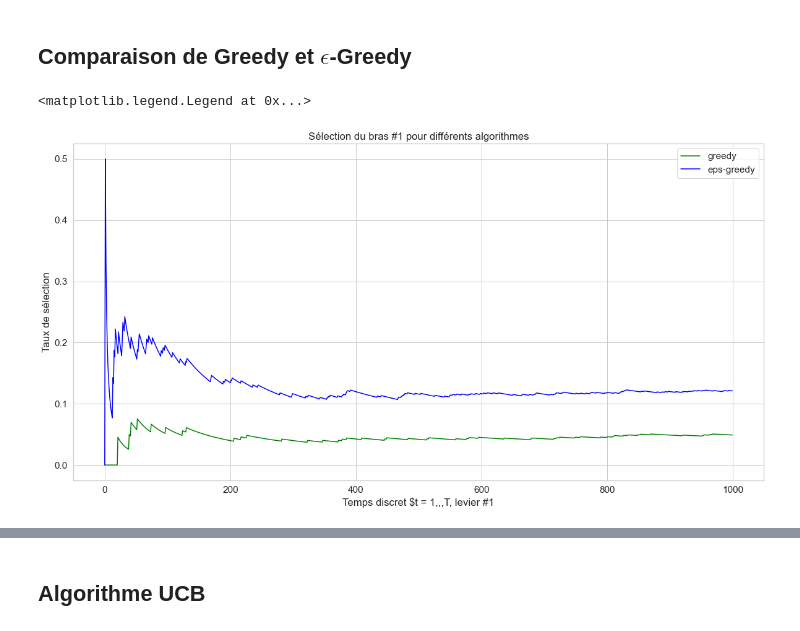
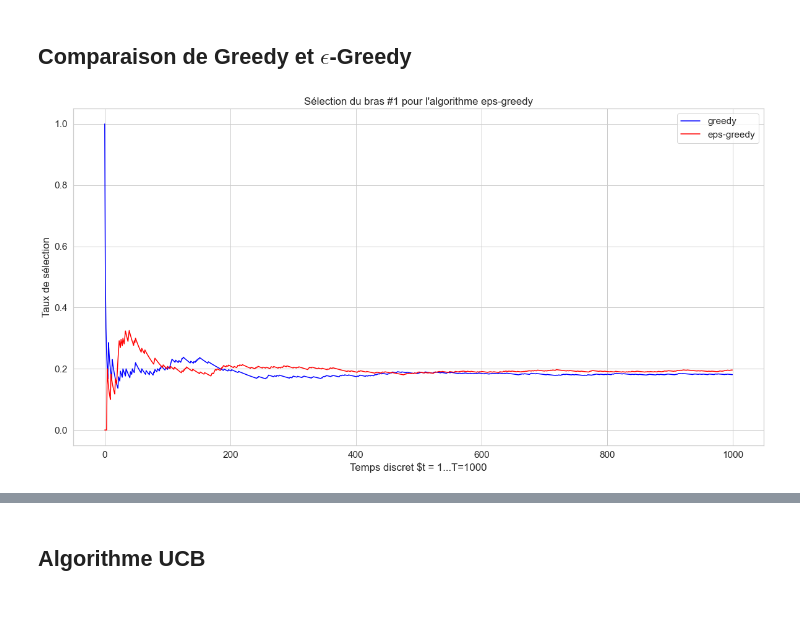
Before and after one commit to Meriadoc-gitgit/Bandits-Manchos-Simulation, a Jupyter notebook: puissance-4-game.ipynb, the cells around one changed output, grey strips where cells are left out. Drawn from its saved outputs; the diff is of its cells as text; code cells hidden in the pictures.

```diff
--- a/puissance-4-game.ipynb
+++ b/puissance-4-game.ipynb
@@ -252,22 +263,19 @@ plt.legend()
 # %%
 # ================================================
 # SELECTION RATE OF THE GREEDY AND E-GREEDY ALGORITHMS
 # ================================================
-plt.plot(
-  Graphic.selections_simulation(P,1,"greedy",1000,1),
-  label="greedy",
-  color="green")
+greedy = pd.read_csv("recom-choice-greedy.csv")
+recompenses_greedy = greedy["recompenses"]
+choix_greedy = greedy["choix"]
 
-plt.plot(
-  Graphic.selections_simulation(P,1,"eps-greedy",1000,1),
-  label="eps-greedy",
-  color="blue")
+eps_greedy = pd.read_csv("recom-choice-eps-greedy.csv")
+recompenses_eps_greedy = eps_greedy["recompenses"]
+choix_eps_greedy = eps_greedy["choix"]
 
-plt.xlabel("Temps discret $t = 1,,,T, levier #1")
-plt.ylabel("Taux de sélection")
-plt.title("Sélection du bras #1 pour différents algorithmes")
-
-plt.legend()
+# GRAPH
+Graphic.affiche_selection(choix_greedy,"greedy",1000,kstar=1,color="blue")
+Graphic.affiche_selection(choix_eps_greedy,"eps-greedy",1000,kstar=1)
+# Sauvegarder le graph sous forme PNG
+#plt.savefig("img/greedy/greedy-selection-rate.jpg")
 # %% [output]
-<matplotlib.legend.Legend at 0x...>
-[figure, old version]
+[figure, new version]
```
Also changed, not shown: parts of 15 cells of this notebook, 19 other files.
